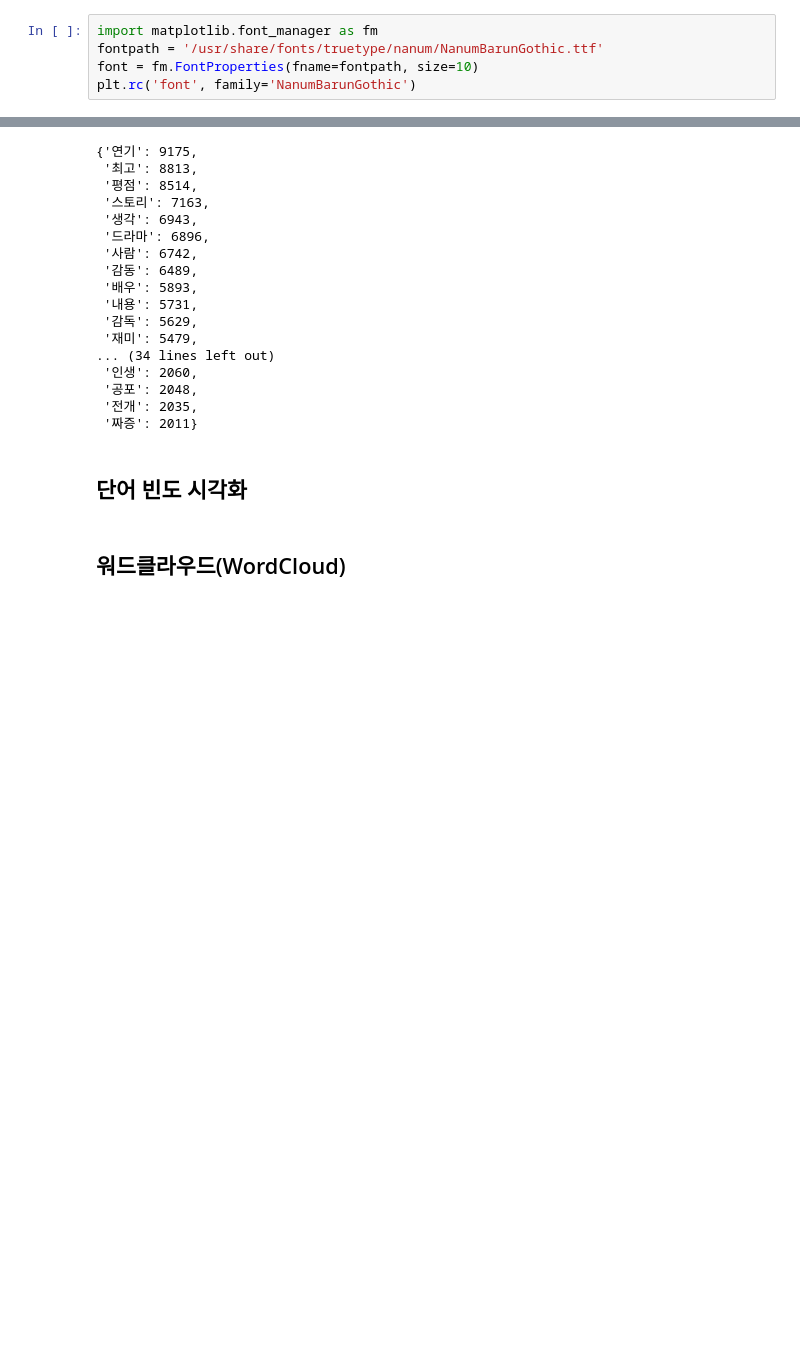
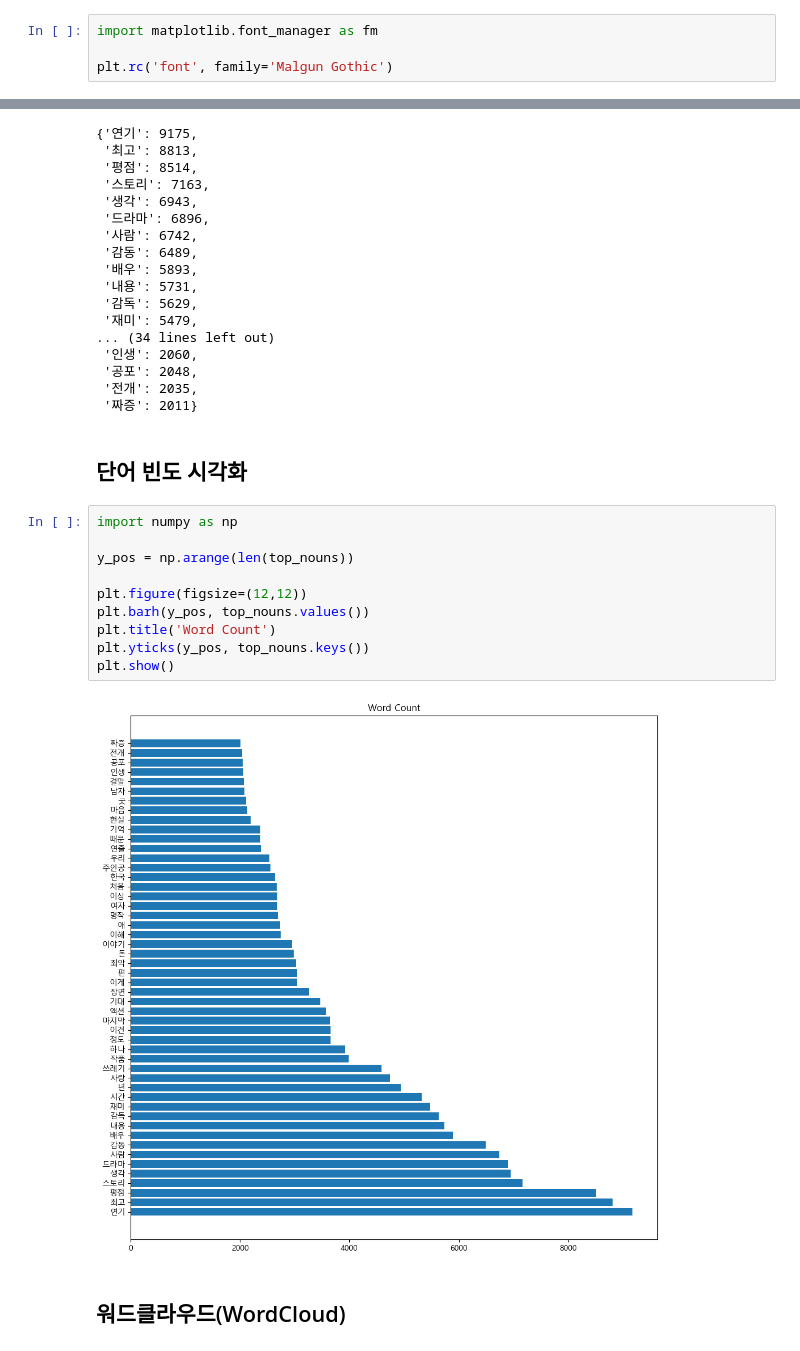
Before and after one commit to jo-cho/nlp_study, a Jupyter notebook: Notebooks/_2_키워드_분석(Keyword_Analysis).ipynb, the cells around one changed output, grey strips where cells are left out. Cells and saved outputs as stored; diff of their text form; blank space fills up the shorter version.

```diff
--- a/Notebooks/_2_키워드_분석(Keyword_Analysis).ipynb
+++ b/Notebooks/_2_키워드_분석(Keyword_Analysis).ipynb
@@ -15,6 +16,5 @@ import matplotlib as mpl
 import matplotlib.pyplot as plt
 # %%
 import matplotlib.font_manager as fm
-fontpath = '/usr/share/fonts/truetype/nanum/NanumBarunGothic.ttf'
-font = fm.FontProperties(fname=fontpath, size=10)
-plt.rc('font', family='NanumBarunGothic')
+
+plt.rc('font', family='Malgun Gothic')
@@ -119,6 +121,18 @@ top_nouns
  '짜증': 2011}
 # %% [markdown]
 ## 단어 빈도 시각화
+# %%
+import numpy as np
+
+y_pos = np.arange(len(top_nouns))
+
+plt.figure(figsize=(12,12))
+plt.barh(y_pos, top_nouns.values())
+plt.title('Word Count')
+plt.yticks(y_pos, top_nouns.keys())
+plt.show()
+# %% [output]
+[figure, added]
 # %% [markdown]
 ## 워드클라우드(WordCloud)
 # %% [markdown]
```
Also changed, not shown: parts of 7 cells of this notebook, 2 other files.
